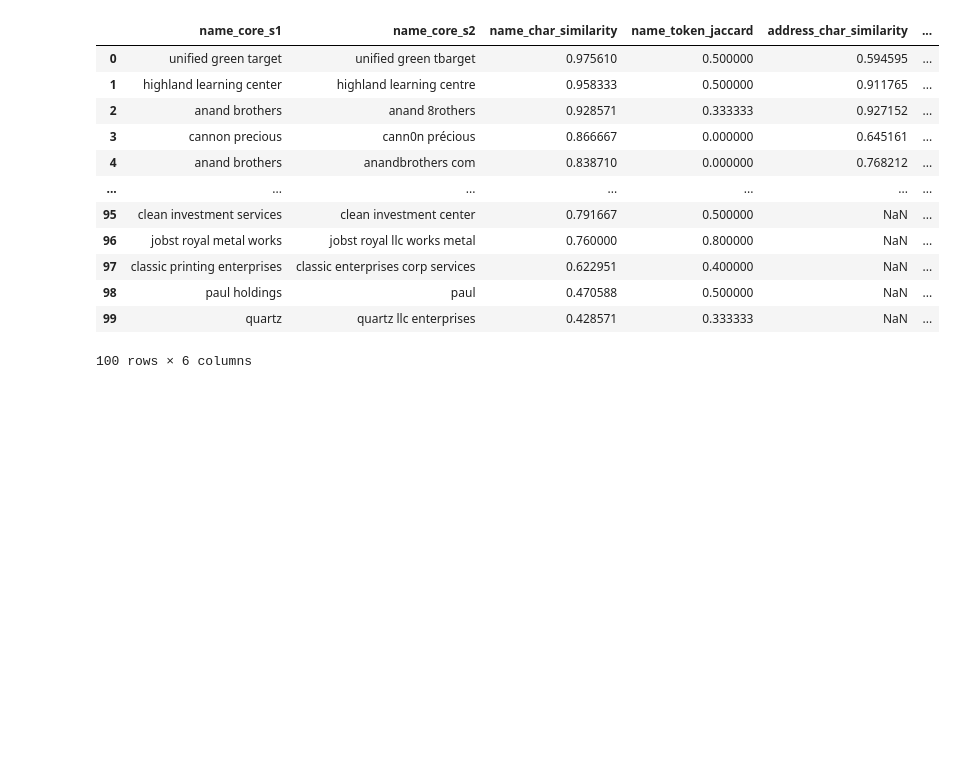
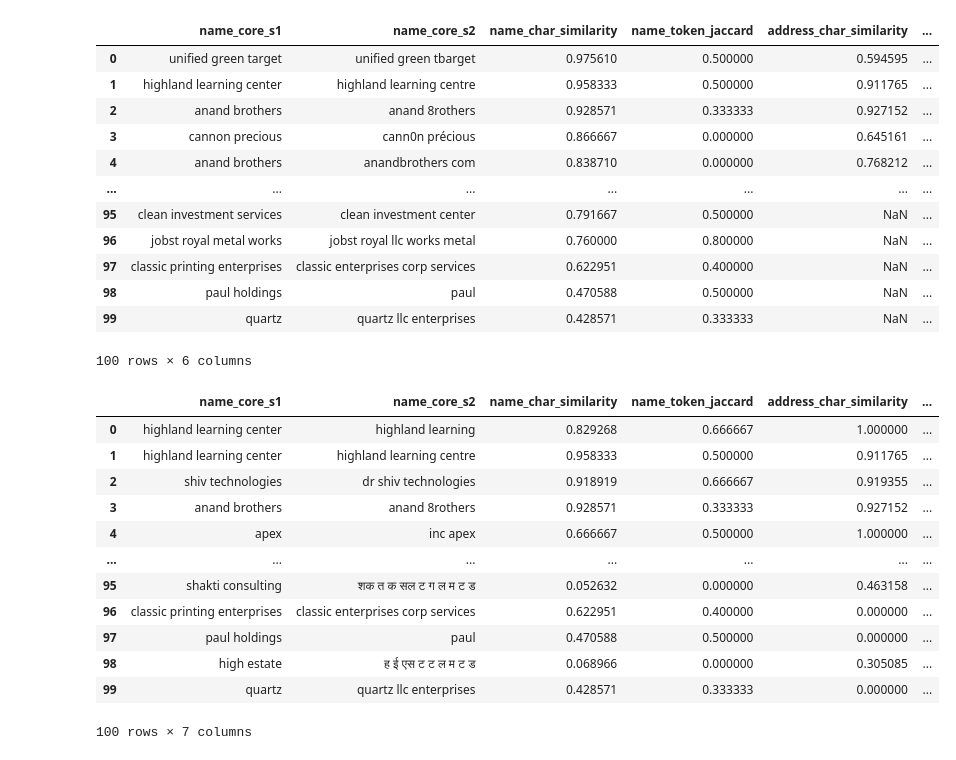
Before and after one commit to kartik815/Amazon-ML-Challenge-2026, a Jupyter notebook: notebooks/04_Blocking.ipynb, the cells around one changed output. Saved outputs shown, nothing was run; the diff lists cells and outputs as text; code cells hidden in the pictures; blank space fills up the shorter version.

```diff
--- a/notebooks/04_Blocking.ipynb
+++ b/notebooks/04_Blocking.ipynb
@@ -1958,3 +1958,52 @@ display(
 | 98 | paul holdings | paul | 0.470588 | 0.500000 | NaN | ... |
 | 99 | quartz | quartz llc enterprises | 0.428571 | 0.333333 | NaN | ... |
 100 rows × 6 columns
+# %%
+# Filling the missing similarities with 0 (experiment)
+experiment_df = missed_pairs.copy()
+
+for col in [
+    "name_char_similarity",
+    "name_token_jaccard",
+    "address_char_similarity",
+    "address_token_jaccard"
+]:
+    experiment_df[col] = experiment_df[col].fillna(0)
+
+# Address is currently the strongest signal
+experiment_df["combined_similarity"] = (
+    0.25 * experiment_df["name_char_similarity"] +
+    0.15 * experiment_df["name_token_jaccard"] +
+    0.25 * experiment_df["address_char_similarity"] +
+    0.35 * experiment_df["address_token_jaccard"]
+)
+
+display(
+    experiment_df[
+        [
+            "name_core_s1",
+            "name_core_s2",
+            "name_char_similarity",
+            "name_token_jaccard",
+            "address_char_similarity",
+            "address_token_jaccard",
+            "combined_similarity"
+        ]
+    ]
+    .sort_values("combined_similarity", ascending=False)
+    .reset_index(drop=True)
+)
+# %% [output]
+|  | name_core_s1 | name_core_s2 | name_char_similarity | name_token_jaccard | address_char_similarity | ... |
+| 0 | highland learning center | highland learning | 0.829268 | 0.666667 | 1.000000 | ... |
+| 1 | highland learning center | highland learning centre | 0.958333 | 0.500000 | 0.911765 | ... |
+| 2 | shiv technologies | dr shiv technologies | 0.918919 | 0.666667 | 0.919355 | ... |
+| 3 | anand brothers | anand 8rothers | 0.928571 | 0.333333 | 0.927152 | ... |
+| 4 | apex | inc apex | 0.666667 | 0.500000 | 1.000000 | ... |
+| ... | ... | ... | ... | ... | ... | ... |
+| 95 | shakti consulting | शक त क सल ट ग ल म ट ड | 0.052632 | 0.000000 | 0.463158 | ... |
+| 96 | classic printing enterprises | classic enterprises corp services | 0.622951 | 0.400000 | 0.000000 | ... |
+| 97 | paul holdings | paul | 0.470588 | 0.500000 | 0.000000 | ... |
+| 98 | high estate | ह ई एस ट ट ल म ट ड | 0.068966 | 0.000000 | 0.305085 | ... |
+| 99 | quartz | quartz llc enterprises | 0.428571 | 0.333333 | 0.000000 | ... |
+100 rows × 7 columns
```
Also changed, not shown: parts of 2 cells of this notebook.
